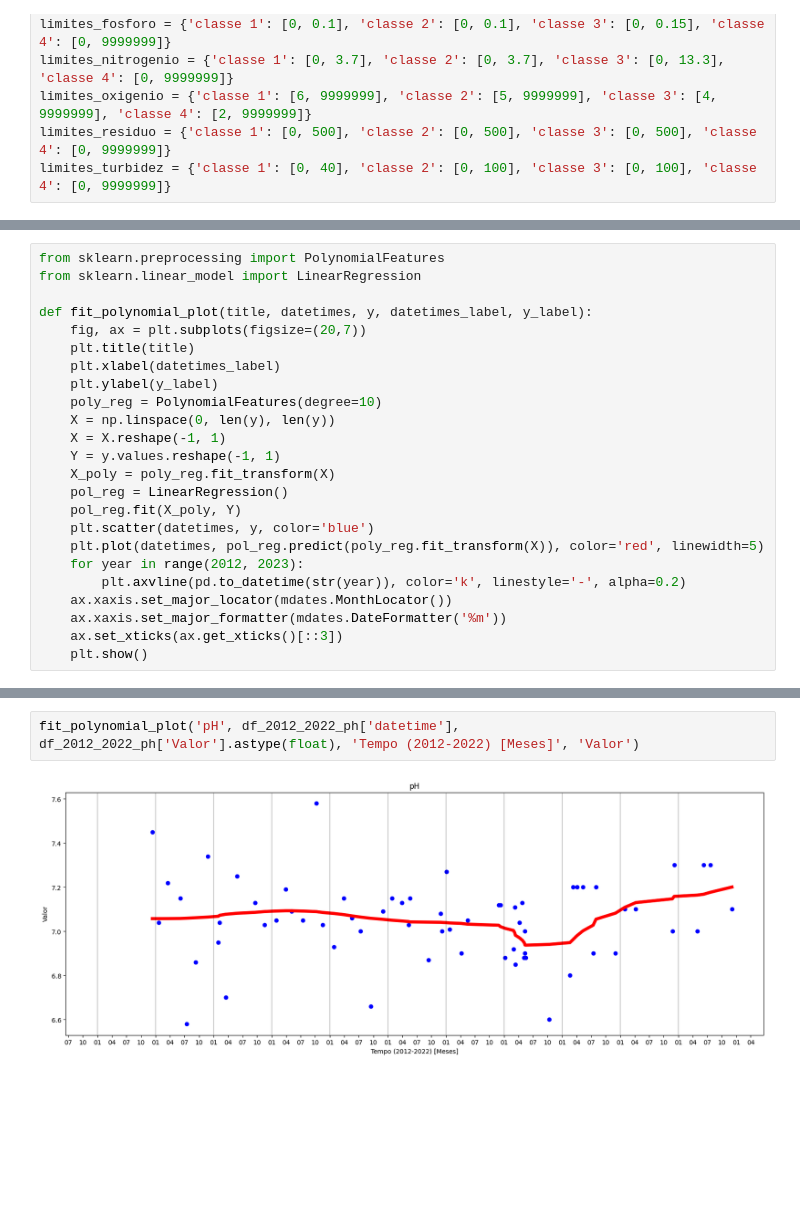
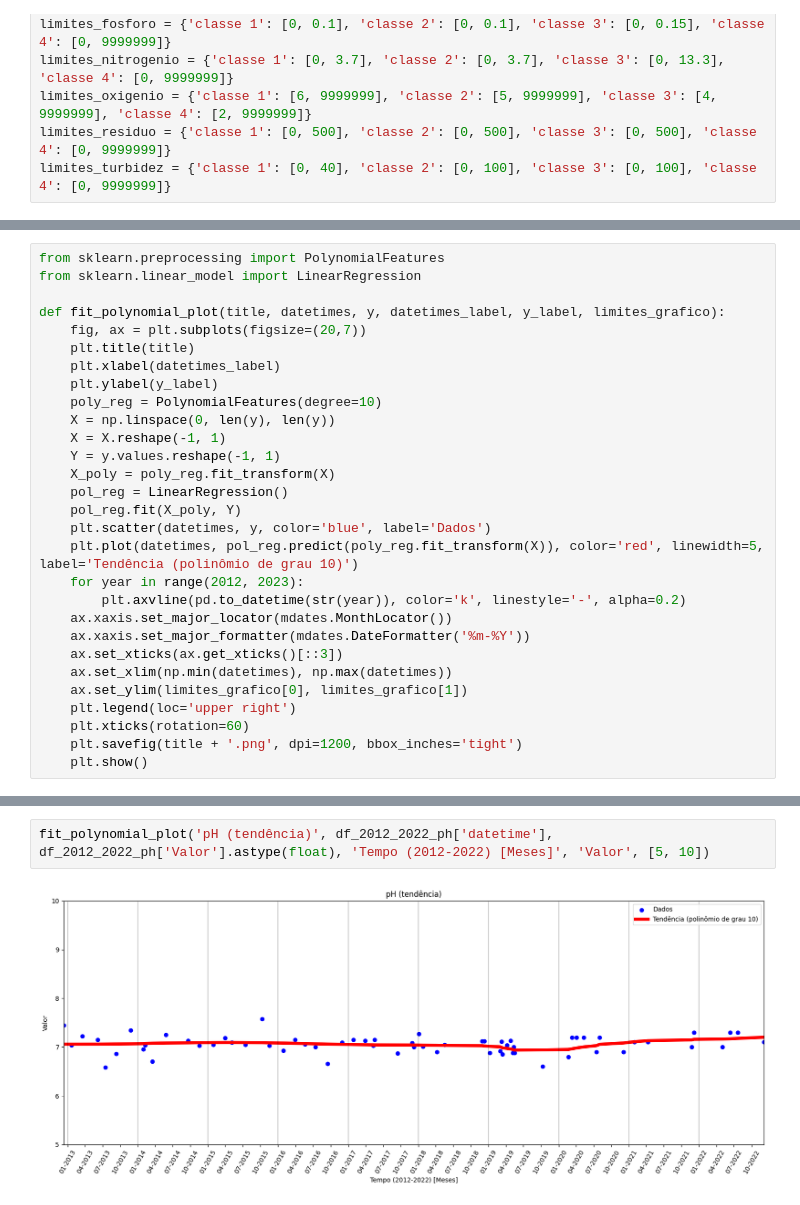
Before and after one commit to MekhyW/Analise-agua-Rio-Pinheiros, a Jupyter notebook: Exploratory.ipynb, the cells around one changed output, grey strips where cells are left out. Drawn from its saved outputs; the diff is of its cells as text; blank space fills up the shorter version.

```diff
--- a/Exploratory.ipynb
+++ b/Exploratory.ipynb
@@ -188,7 +191,7 @@ plot_historic_conama('Turbidez', df_2012_2022_turbidez['datetime'], df_2012_2022
 from sklearn.preprocessing import PolynomialFeatures
 from sklearn.linear_model import LinearRegression
 
-def fit_polynomial_plot(title, datetimes, y, datetimes_label, y_label):
+def fit_polynomial_plot(title, datetimes, y, datetimes_label, y_label, limites_grafico):
     fig, ax = plt.subplots(figsize=(20,7))
     plt.title(title)
     plt.xlabel(datetimes_label)
@@ -200,11 +203,16 @@ def fit_polynomial_plot(title, datetimes, y, datetimes_label, y_label):
     X_poly = poly_reg.fit_transform(X)
     pol_reg = LinearRegression()
     pol_reg.fit(X_poly, Y)
-    plt.scatter(datetimes, y, color='blue')
-    plt.plot(datetimes, pol_reg.predict(poly_reg.fit_transform(X)), color='red', linewidth=5)
+    plt.scatter(datetimes, y, color='blue', label='Dados')
+    plt.plot(datetimes, pol_reg.predict(poly_reg.fit_transform(X)), color='red', linewidth=5, label='Tendência (polinômio de grau 10)')
     for year in range(2012, 2023):
         plt.axvline(pd.to_datetime(str(year)), color='k', linestyle='-', alpha=0.2)
     ax.xaxis.set_major_locator(mdates.MonthLocator())
-    ax.xaxis.set_major_formatter(mdates.DateFormatter('%m'))
+    ax.xaxis.set_major_formatter(mdates.DateFormatter('%m-%Y'))
     ax.set_xticks(ax.get_xticks()[::3])
+    ax.set_xlim(np.min(datetimes), np.max(datetimes))
+    ax.set_ylim(limites_grafico[0], limites_grafico[1])
+    plt.legend(loc='upper right')
+    plt.xticks(rotation=60)
+    plt.savefig(title + '.png', dpi=1200, bbox_inches='tight')
     plt.show()
@@ -211,5 +234,5 @@ def fit_polynomial_plot(title, datetimes, y, datetimes_label, y_label):
 # %%
-fit_polynomial_plot('pH', df_2012_2022_ph['datetime'], df_2012_2022_ph['Valor'].astype(float), 'Tempo (2012-2022) [Meses]', 'Valor')
+fit_polynomial_plot('pH (tendência)', df_2012_2022_ph['datetime'], df_2012_2022_ph['Valor'].astype(float), 'Tempo (2012-2022) [Meses]', 'Valor', [5, 10])
 # %% [output]
-[figure, old version]
+[figure, new version]
 # %%
```
Also changed, not shown: parts of 27 cells of this notebook.
